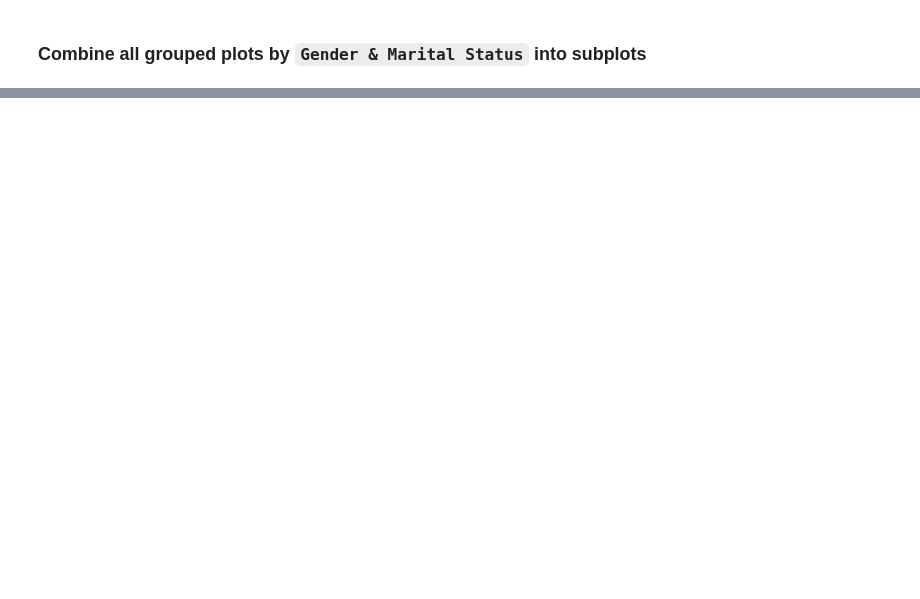
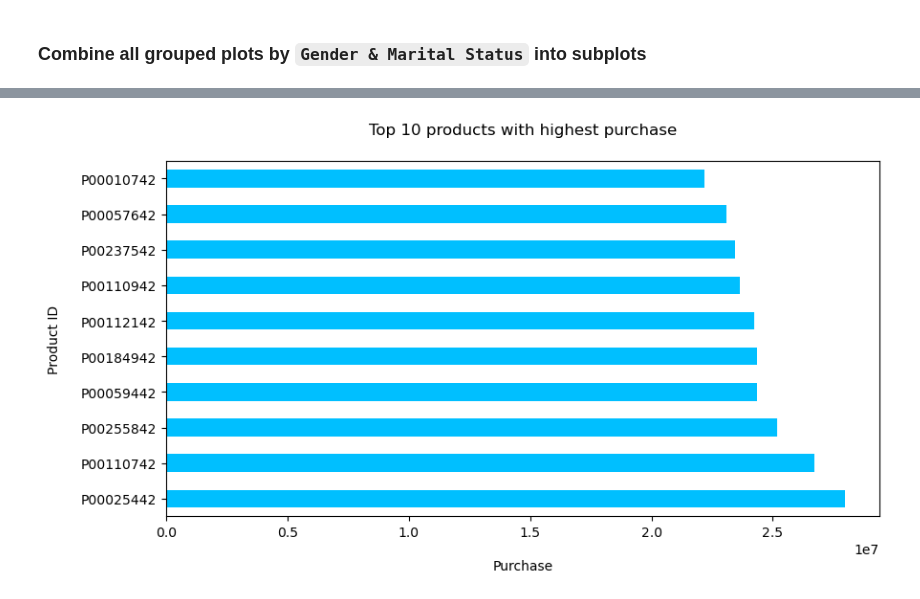
Before and after one commit to nguyenminhthuy/da-course-cybersoft, a Jupyter notebook: pj-black-friday-sales/black-friday-sales.ipynb, the cells around one changed output, grey strips where cells are left out. Drawn from its saved outputs; the diff is of its cells as text; code cells hidden in the pictures; blank space fills up the shorter version.

```diff
--- a/pj-black-friday-sales/black-friday-sales.ipynb
+++ b/pj-black-friday-sales/black-friday-sales.ipynb
@@ -626,0 +640,15 @@ df_product_cat3_gms.plot(ax=axes[3,0],
+# %%
+df_product_purchase = df['Purchase'].groupby(df['Product_ID']).sum().nlargest(10)
+
+ax = df_product_purchase.plot(kind='barh',
+                            stacked=False,
+                            color=['deepskyblue'],
+                            rot=0,
+                            figsize=(9,5))
+plt.xlabel('Purchase', labelpad=15)
+plt.ylabel('Product ID', labelpad=15)
+plt.title('Top 10 products with highest purchase', pad=20)
+plt.tight_layout()
+plt.show;
+# %% [output]
+[figure, added]
```
Also changed, not shown: parts of 19 cells of this notebook.
